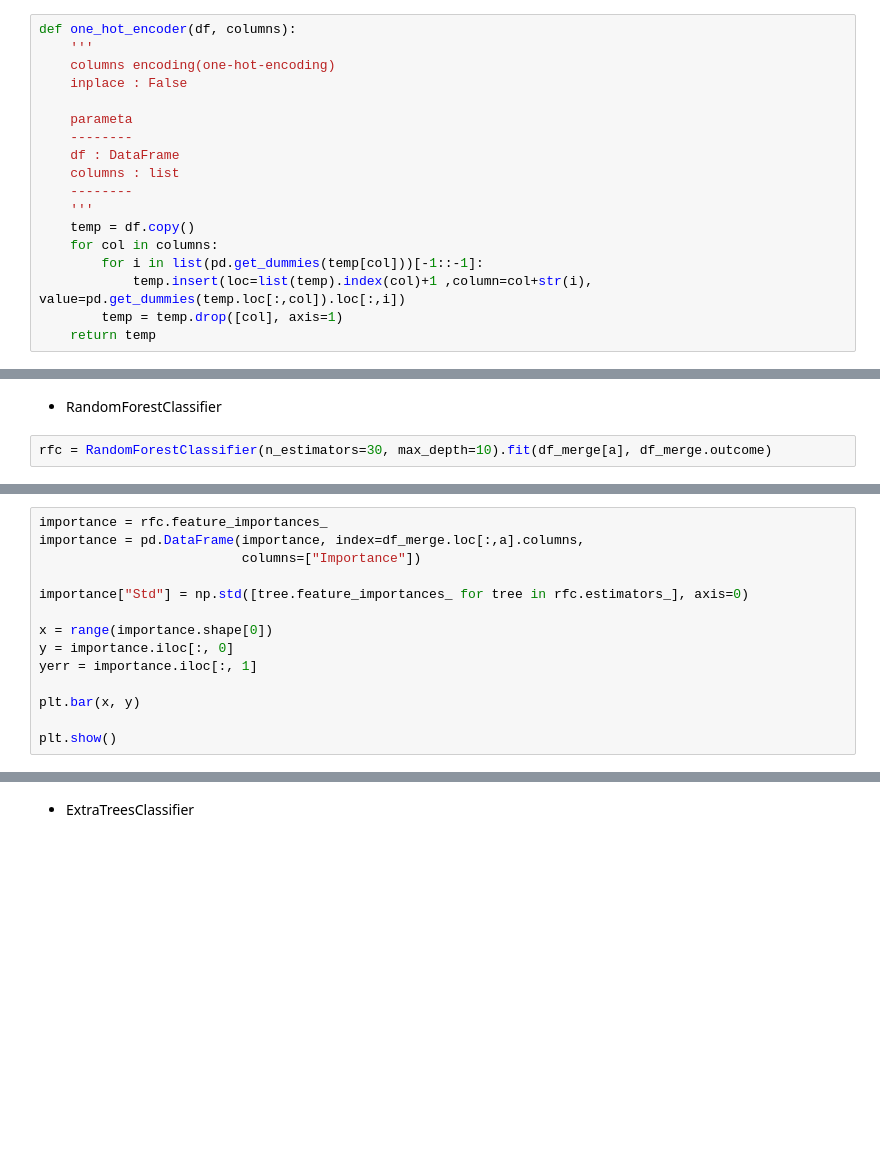
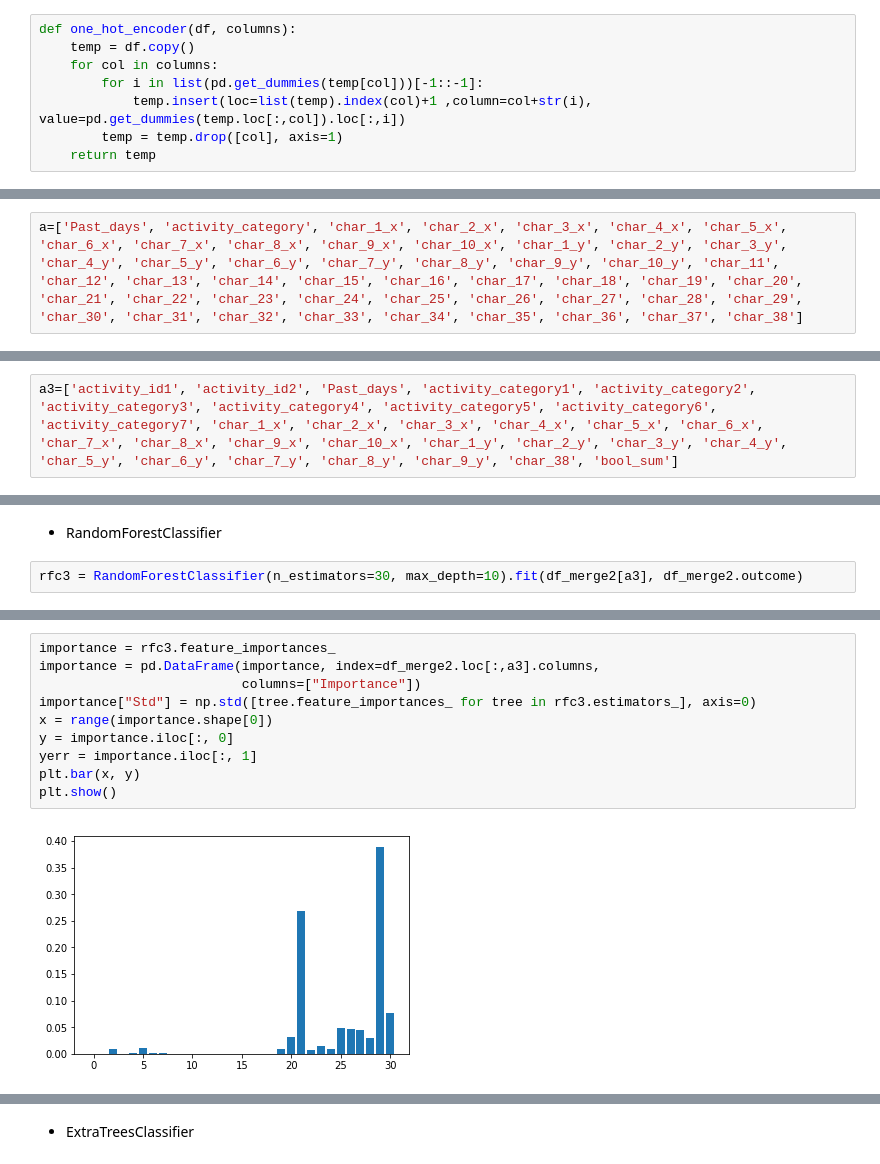
Before and after one commit to sooooner/dss_team_project_ML, a Jupyter notebook: red_hat/sooner.ipynb, the cells around one changed output, grey strips where cells are left out. Saved outputs shown, nothing was run; the diff lists cells and outputs as text; blank space fills up the shorter version.

```diff
--- a/red_hat/sooner.ipynb
+++ b/red_hat/sooner.ipynb
@@ -108,15 +75,5 @@ def num_to_cat(df, columns):
 # %%
 def one_hot_encoder(df, columns):
-    '''
-    columns encoding(one-hot-encoding)
-    inplace : False
-
-    parameta
-    --------
-    df : DataFrame
-    columns : list
-    --------
-    '''
     temp = df.copy()
     for col in columns:
         for i in list(pd.get_dummies(temp[col]))[-1::-1]:
@@ -499,0 +406,2 @@ print(logit_res.summary())
+# %%
+a=['Past_days', 'activity_category', 'char_1_x', 'char_2_x', 'char_3_x', 'char_4_x', 'char_5_x', 'char_6_x', 'char_7_x', 'char_8_x', 'char_9_x', 'char_10_x', 'char_1_y', 'char_2_y', 'char_3_y', 'char_4_y', 'char_5_y', 'char_6_y', 'char_7_y', 'char_8_y', 'char_9_y', 'char_10_y', 'char_11', 'char_12', 'char_13', 'char_14', 'char_15', 'char_16', 'char_17', 'char_18', 'char_19', 'char_20', 'char_21', 'char_22', 'char_23', 'char_24', 'char_25', 'char_26', 'char_27', 'char_28', 'char_29', 'char_30', 'char_31', 'char_32', 'char_33', 'char_34', 'char_35', 'char_36', 'char_37', 'char_38']
@@ -500,3 +410,5 @@ print(logit_res.summary())
+# %%
+a3=['activity_id1', 'activity_id2', 'Past_days', 'activity_category1', 'activity_category2', 'activity_category3', 'activity_category4', 'activity_category5', 'activity_category6', 'activity_category7', 'char_1_x', 'char_2_x', 'char_3_x', 'char_4_x', 'char_5_x', 'char_6_x', 'char_7_x', 'char_8_x', 'char_9_x', 'char_10_x', 'char_1_y', 'char_2_y', 'char_3_y', 'char_4_y', 'char_5_y', 'char_6_y', 'char_7_y', 'char_8_y', 'char_9_y', 'char_38', 'bool_sum']
 # %% [markdown]
 ## 나이브 베이즈
 # %% [markdown]
@@ -523,5 +441,5 @@ draw_decision_tree(tree, a)
 # %% [markdown]
 + RandomForestClassifier
 # %%
-rfc = RandomForestClassifier(n_estimators=30, max_depth=10).fit(df_merge[a], df_merge.outcome)
+rfc3 = RandomForestClassifier(n_estimators=30, max_depth=10).fit(df_merge2[a3], df_merge2.outcome)
 # %%
@@ -529,15 +451,13 @@ cross_val_score(rfc, df_merge[a], df_merge.outcome, scoring="roc_auc", cv=10).me
 # %%
-importance = rfc.feature_importances_
-importance = pd.DataFrame(importance, index=df_merge.loc[:,a].columns,
+importance = rfc3.feature_importances_
+importance = pd.DataFrame(importance, index=df_merge2.loc[:,a3].columns,
                           columns=["Importance"])
-
-importance["Std"] = np.std([tree.feature_importances_ for tree in rfc.estimators_], axis=0)
-
+importance["Std"] = np.std([tree.feature_importances_ for tree in rfc3.estimators_], axis=0)
 x = range(importance.shape[0])
 y = importance.iloc[:, 0]
 yerr = importance.iloc[:, 1]
-
 plt.bar(x, y)
-
 plt.show()
+# %% [output]
+[figure, added]
 # %%
```
Also changed, not shown: parts of 113 cells of this notebook.
